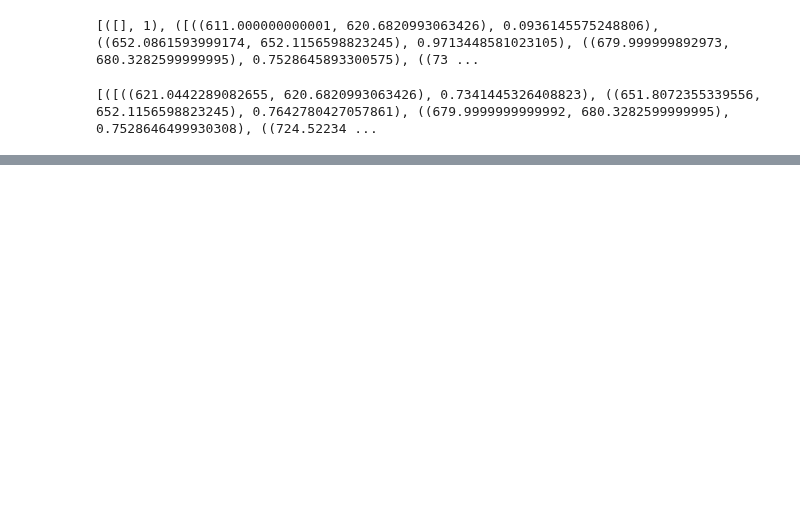
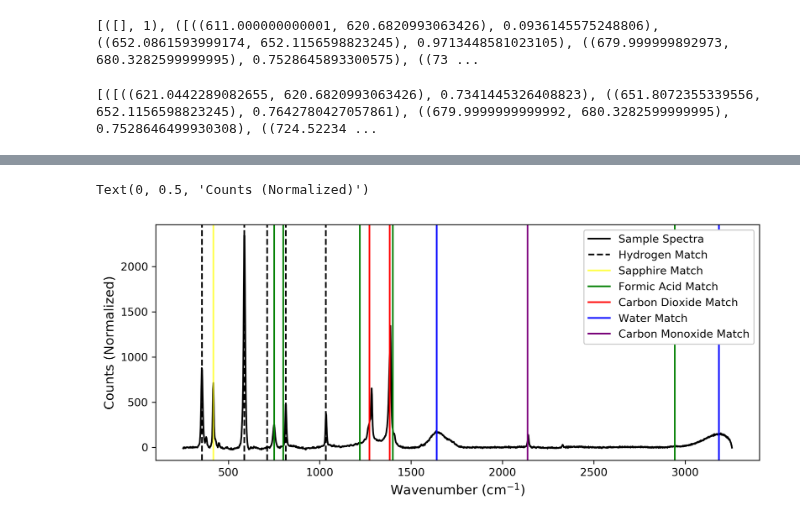
Before and after one commit to raman-noodles/Raman-noodles, a Jupyter notebook: examples/Confidence_Interval_example_dev.ipynb, the cells around one changed output, grey strips where cells are left out. Saved outputs shown, nothing was run; the diff lists cells and outputs as text; code cells hidden in the pictures; blank space fills up the shorter version.

```diff
--- a/examples/Confidence_Interval_example_dev.ipynb
+++ b/examples/Confidence_Interval_example_dev.ipynb
@@ -167,0 +220,34 @@ print(data)
+# %%
+Exp_peaks = [355,379,418,587,712,751,814,1034,1219,1272,1383,1400,1640,2138,2943,3185]
+# %%
+#Ok, now that we have which peaks belong to which component, we'll need to plot their position.
+fig = plt.figure(figsize=(10,4), dpi = 300)
+plt.plot(x_data, y_data, color = 'black', label = 'Sample Spectra')
+plt.axvline(x = Exp_peaks[0], color = 'black', label = 'Hydrogen Match',linestyle='--')
+#plt.axvline(x = Exp_peaks[1], color = 'yellow',alpha=.7)
+plt.axvline(x = Exp_peaks[2], color = 'yellow', label = 'Sapphire Match',alpha=.7)
+plt.axvline(x = Exp_peaks[3], color = 'black', linestyle='--')
+plt.axvline(x = Exp_peaks[4], color = 'black', linestyle='--')
+plt.axvline(x = Exp_peaks[5], color = 'green', label = 'Formic Acid Match')
+plt.axvline(x = Exp_peaks[5]+50, color = 'green')
+plt.axvline(x = Exp_peaks[6], color = 'black', linestyle='--')
+plt.axvline(x = Exp_peaks[7], color = 'black', linestyle='--')
+plt.axvline(x = Exp_peaks[8], color = 'green')
+plt.axvline(x = Exp_peaks[9], color = 'red', label = 'Carbon Dioxide Match')
+plt.axvline(x = Exp_peaks[10], color = 'red')
+plt.axvline(x = Exp_peaks[11], color = 'green')
+plt.axvline(x = Exp_peaks[12], color = 'blue',label = 'Water Match')
+plt.axvline(x = Exp_peaks[13], color = 'purple', label = 'Carbon Monoxide Match')
+plt.axvline(x = Exp_peaks[14], color = 'green')
+plt.axvline(x = Exp_peaks[15], color = 'blue')
+plt.legend(loc=1, framealpha=1)
+plt.xlabel('Wavenumber (cm$^{-1}$)', fontsize=12)
+plt.ylabel('Counts (Normalized)', fontsize=12)
+#plt.ylim(-0.1, 1.3)
+# plt.ylim()
+
+#     plt.axvline(x=H2O_CO_x[i], color='orange')
+# plt.savefig('matching_plot.png')
+# %% [output]
+Text(0, 0.5, 'Counts (Normalized)')
+[figure, added]
```
Also changed, not shown: parts of 11 cells of this notebook.
